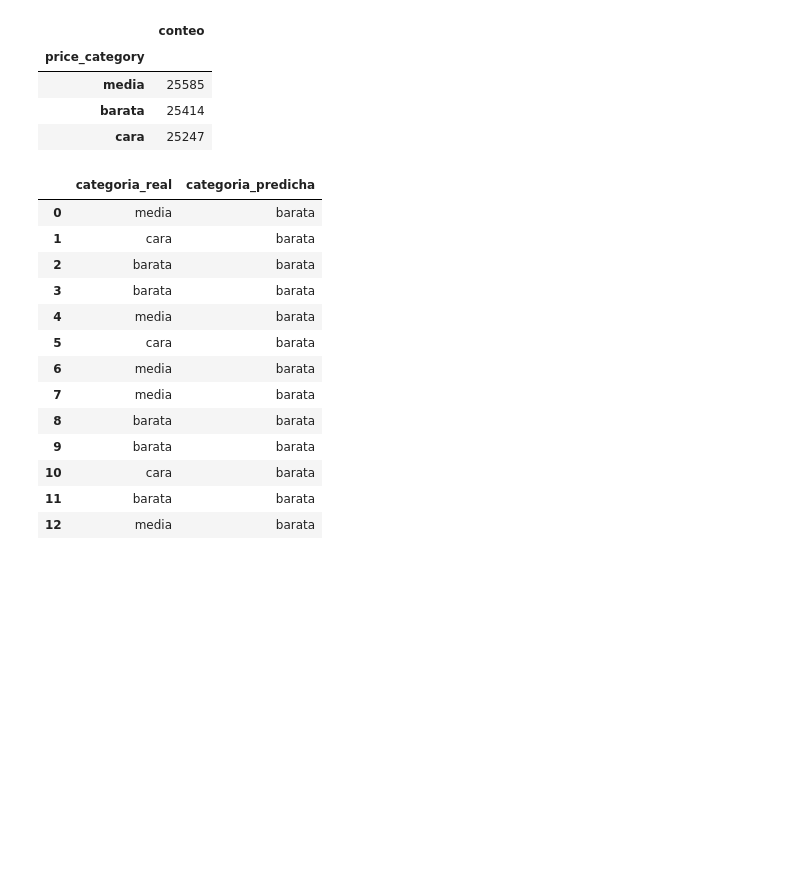
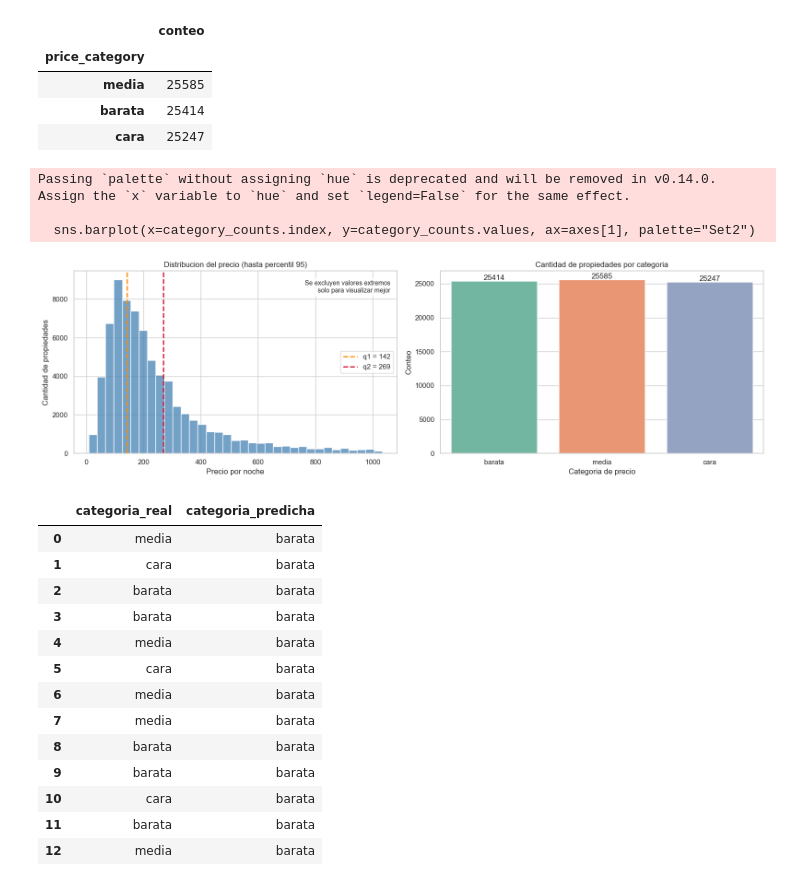
Before and after one commit to nicoCT04/lab5-MD, a Jupyter notebook: lab5_naive_bayes.ipynb, the cells around one changed output. Drawn from its saved outputs; the diff is of its cells as text; code cells hidden in the pictures; blank space fills up the shorter version.

```diff
--- a/lab5_naive_bayes.ipynb
+++ b/lab5_naive_bayes.ipynb
@@ -373,4 +403,44 @@ Corte 2 (media/cara): 269.00
 | media | 25585 |
 | barata | 25414 |
 | cara | 25247 |
+# %%
+fig, axes = plt.subplots(1, 2, figsize=(16, 5))
+
+price_plot_limit = df_model["price_num"].quantile(0.95)
+price_plot_data = df_model.loc[df_model["price_num"] <= price_plot_limit, "price_num"]
+
+sns.histplot(price_plot_data, bins=35, ax=axes[0], color="steelblue", edgecolor="white")
+axes[0].axvline(q1, color="darkorange", linestyle="--", linewidth=2, label=f"q1 = {q1:.0f}")
+axes[0].axvline(q2, color="crimson", linestyle="--", linewidth=2, label=f"q2 = {q2:.0f}")
+axes[0].set_title("Distribucion del precio (hasta percentil 95)")
+axes[0].set_xlabel("Precio por noche")
+axes[0].set_ylabel("Cantidad de propiedades")
+axes[0].legend()
+axes[0].text(
+    0.98,
+    0.95,
+    "Se excluyen valores extremos\nsolo para visualizar mejor",
+    transform=axes[0].transAxes,
+    ha="right",
+    va="top",
+    fontsize=10,
+    bbox=dict(boxstyle="round,pad=0.3", facecolor="white", alpha=0.8),
+)
+
+category_counts = df_model["price_category"].value_counts().reindex(["barata", "media", "cara"])
+sns.barplot(x=category_counts.index, y=category_counts.values, ax=axes[1], palette="Set2")
+axes[1].set_title("Cantidad de propiedades por categoria")
+axes[1].set_xlabel("Categoria de precio")
+axes[1].set_ylabel("Conteo")
+
+for i, value in enumerate(category_counts.values):
+    axes[1].text(i, value + 150, f"{int(value)}", ha="center")
+
+plt.tight_layout()
+plt.show()
+# %% [output]
+Passing `palette` without assigning `hue` is deprecated and will be removed in v0.14.0. Assign the `x` variable to `hue` and set `legend=False` for the same effect.
+
+  sns.barplot(x=category_counts.index, y=category_counts.values, ax=axes[1], palette="Set2")
+[figure, added]
 # %%
```
Also changed, not shown: parts of 16 cells of this notebook, 1 other file.
